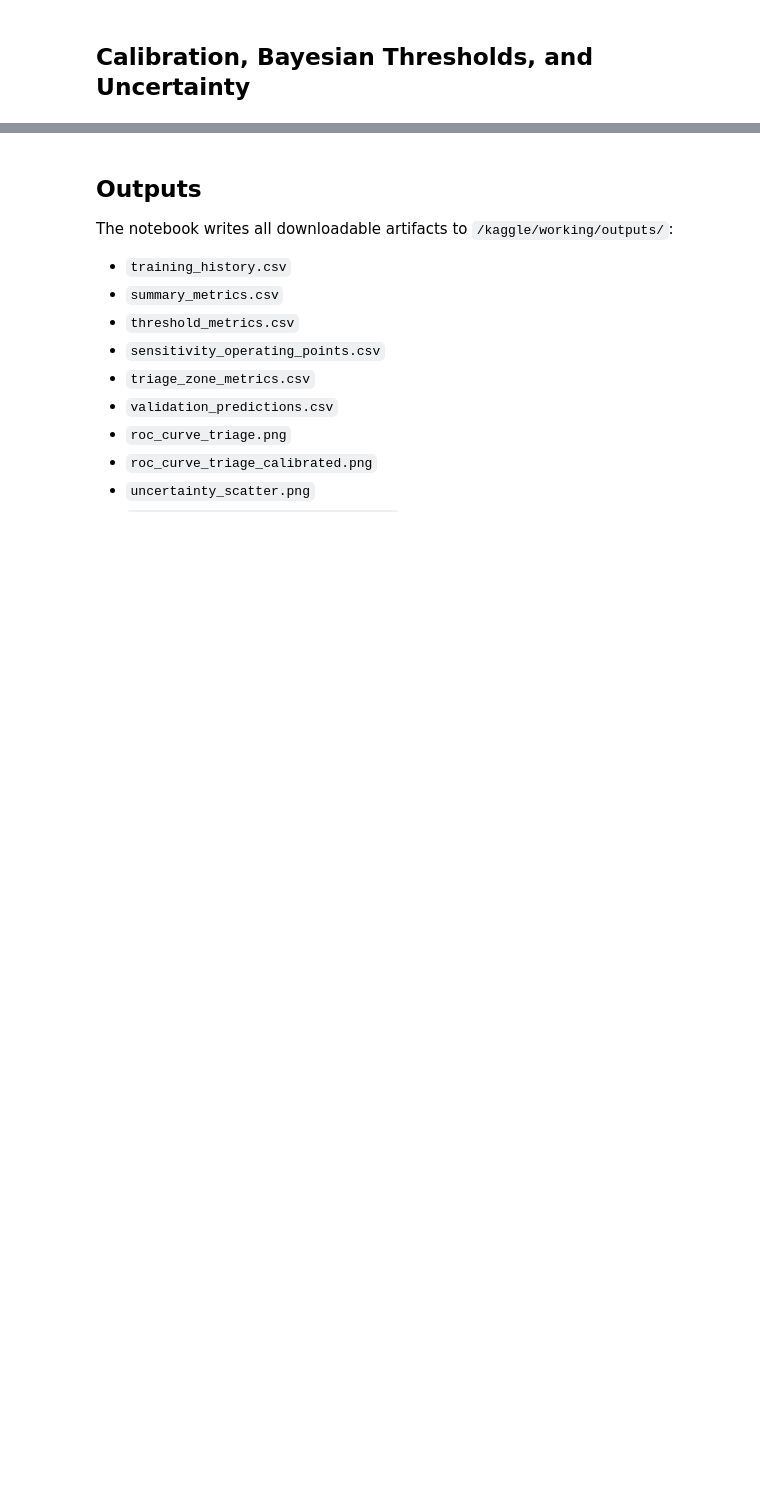
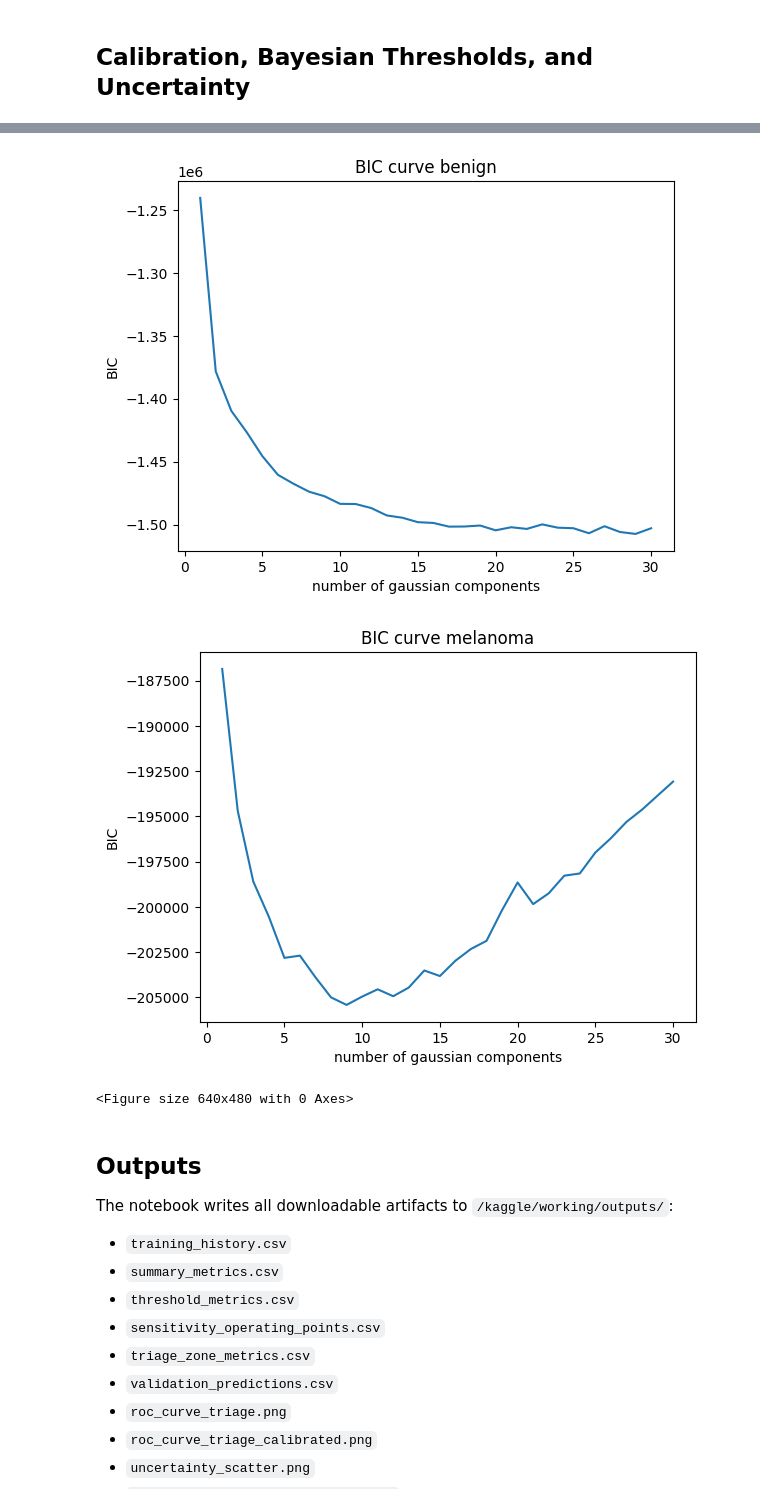
Before and after one commit to devWhyqueue/skin-lesion-triage, a Jupyter notebook: experiments/skin-lesion-triage.ipynb, the cells around one changed output, grey strips where cells are left out. Saved outputs shown, nothing was run; the diff lists cells and outputs as text; code cells hidden in the pictures; blank space fills up the shorter version.

Commit message:
added comparison of number of components to minimize BIC score

```diff
--- a/experiments/skin-lesion-triage.ipynb
+++ b/experiments/skin-lesion-triage.ipynb
@@ -144,0 +152,10 @@ print(f"GMM validation AUC on subsample: {auc(gmm_fpr, gmm_tpr):.3f}")
+# %%
+bic_scores = []
+for i in range(2):
+    bic = []
+    for n in range(1,31):
+        gm = GaussianMixture(n_components = n, covariance_type="diag", random_state = SEED)
+        model = gm.fit(X_train_gmm[y_train_gmm == i])
+        bic.append(model.bic(X_train_gmm[y_train_gmm == i]))
+    bic_scores.append(bic)
+bic_scores = np.array(bic_scores)
@@ -636,3 +717,24 @@ plt.show()
+# %%
+xpoints = np.arange(1,31)
+ypoints = np.array(bic_scores[0])
+plt.xlabel("number of gaussian components")
+plt.ylabel("BIC")
+plt.title("BIC curve benign")
+plt.plot(xpoints, ypoints)
+plt.show()
+plt.savefig(OUTPUT_DIR / "BIC_curve_benign.png", dpi=160)
+
+ypoints = np.array(bic_scores[1])
+plt.xlabel("number of gaussian components")
+plt.ylabel("BIC")
+plt.title("BIC curve melanoma")
+plt.plot(xpoints, ypoints)
+plt.show()
+plt.savefig(OUTPUT_DIR / "BIC_curve_melanoma.png", dpi=160)
+# %% [output]
+[figure, added]
+[figure, added]
+<Figure size 640x480 with 0 Axes>
 # %% [markdown]
 ## Outputs
 
```
Also changed, not shown: parts of 13 cells of this notebook.
